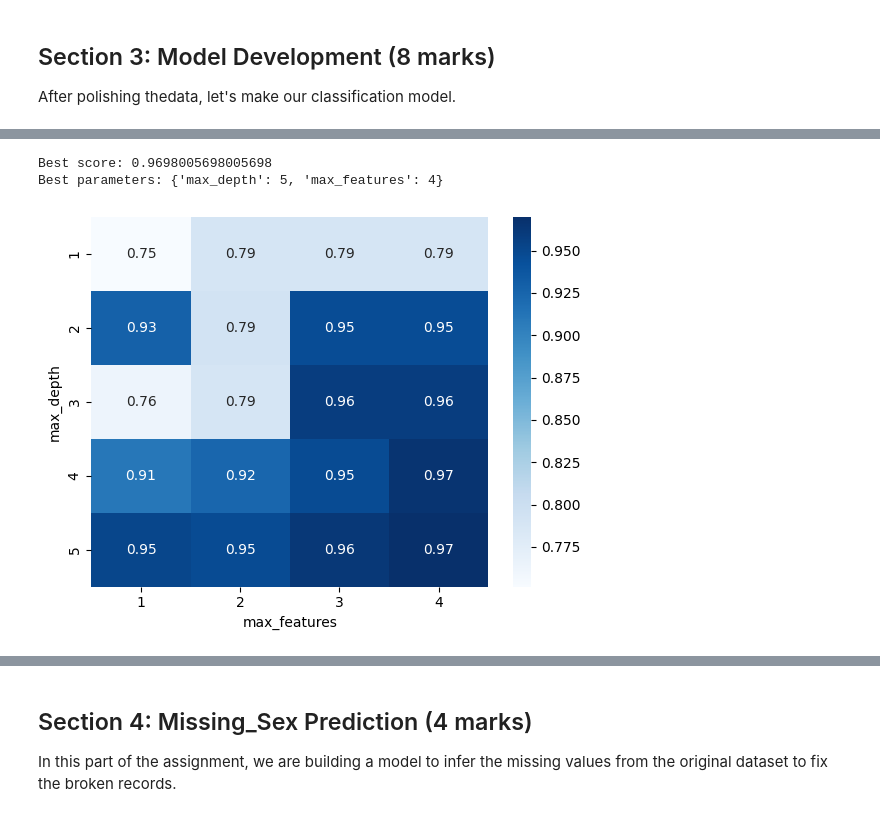
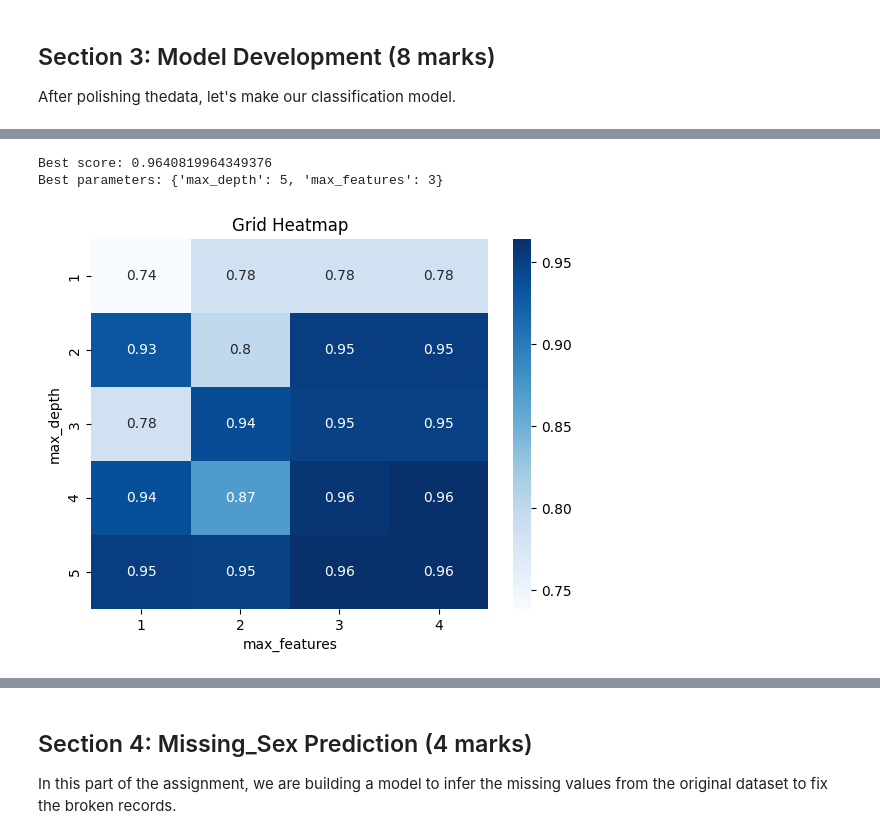
Before and after one commit to SajaFawagreh/SYSC4415, a Jupyter notebook: W2025/Assignments/A1/SYSC4415_W25_A1.ipynb, the cells around one changed output, grey strips where cells are left out. Saved outputs shown, nothing was run; the diff lists cells and outputs as text; code cells hidden in the pictures.

```diff
--- a/W2025/Assignments/A1/SYSC4415_W25_A1.ipynb
+++ b/W2025/Assignments/A1/SYSC4415_W25_A1.ipynb
@@ -393,55 +432,68 @@ Export_graphviz Documentation: https://scikit-learn.org/1.5/modules/generated/sk
 from sklearn.model_selection import StratifiedKFold
 from sklearn.model_selection import GridSearchCV
 
-import graphviz
 from sklearn.tree import export_graphviz
 from graphviz import Source
 
-parameter_grid = {'max_depth': [1, 2, 3, 4, 5],
-                  'max_features': [1, 2, 3, 4]}
+# Initialize parameter_grid and cross_validation using StratifiedKFold
+parameter_grid = {
+    'max_depth': [1, 2, 3, 4, 5],
+    'max_features': [1, 2, 3, 4]
+}
 
 cross_validation = StratifiedKFold(n_splits=10)
 
-grid_search = GridSearchCV(decision_tree_classifier,
-                           param_grid=parameter_grid,
-                           cv=cross_validation)
+# Run grid search over parameter combinations
+grid_search = GridSearchCV(
+    decision_tree_classifier,
+    param_grid=parameter_grid,
+    cv=cross_validation
+)
 
-grid_search.fit(X_train, y_train)
-print('Best score: {}'.format(grid_search.best_score_))
-print('Best parameters: {}'.format(grid_search.best_params_))
+grid_search.fit(X, y)
 
+# Identify the best parameters for the tree
+print('Best score:', grid_search.best_score_)
+print('Best parameters:', grid_search.best_params_)
+
+# Show grid heatmap of cross-validation scores
 grid_visualization = grid_search.cv_results_['mean_test_score']
 grid_visualization.shape = (5, 4)
+
 sb.heatmap(grid_visualization, cmap='Blues', annot=True)
 plt.xticks(np.arange(4) + 0.5, grid_search.param_grid['max_features'])
 plt.yticks(np.arange(5) + 0.5, grid_search.param_grid['max_depth'])
 plt.xlabel('max_features')
 plt.ylabel('max_depth')
+plt.title('Grid Heatmap')
 plt.show()
 
+# Plot the best tree structure using graphviz
 best_tree = DecisionTreeClassifier(
     max_depth=2,
     max_features=grid_search.best_params_['max_features'],
     random_state=42
 )
 
-best_tree.fit(X_train, y_train)
+best_tree.fit(X, y)
 
 dot_data = export_graphviz(
     best_tree,
     out_file=None,
-    feature_names=X_train.columns,
-    class_names=best_tree.classes_,
+    max_depth=2,
+    feature_names=['bill_length_mm', 'bill_depth_mm', 'flipper_length_mm', 'body_mass_g'],
+    class_names=['Adelie', 'Chinstrap', 'Gentoo'],
     filled=True,
-    rounded=True
+    rounded=True,
+    precision=3
 )
 
 graph = Source(dot_data)
 display(graph)
 # %% [output]
-Best score: 0.9698005698005698
-Best parameters: {'max_depth': 5, 'max_features': 4}
+Best score: 0.9640819964349376
+Best parameters: {'max_depth': 5, 'max_features': 3}
-[figure, old version]
+[figure, new version]
 [drawing not drawn]
 # %% [markdown]
 ## Section 4: Missing_Sex Prediction (4 marks)
```
Also changed, not shown: parts of 14 cells of this notebook.
